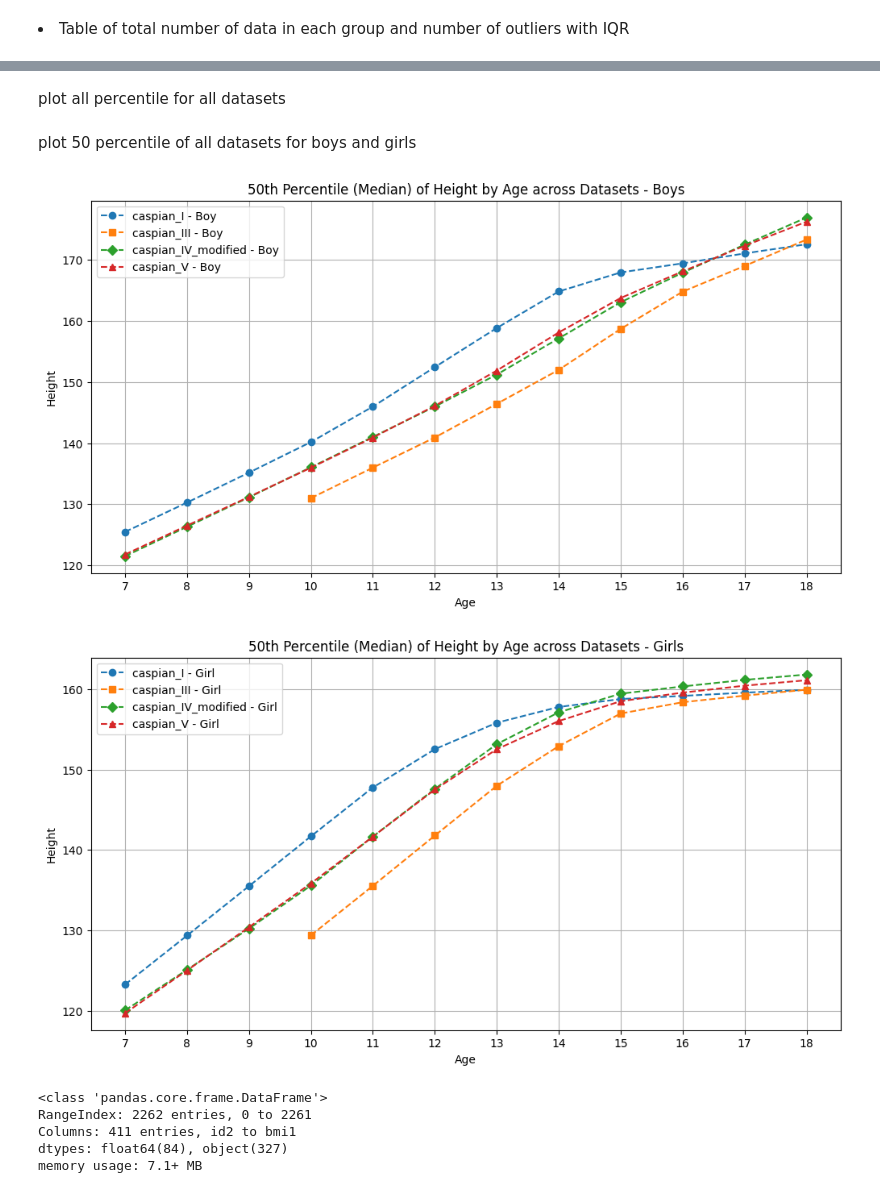
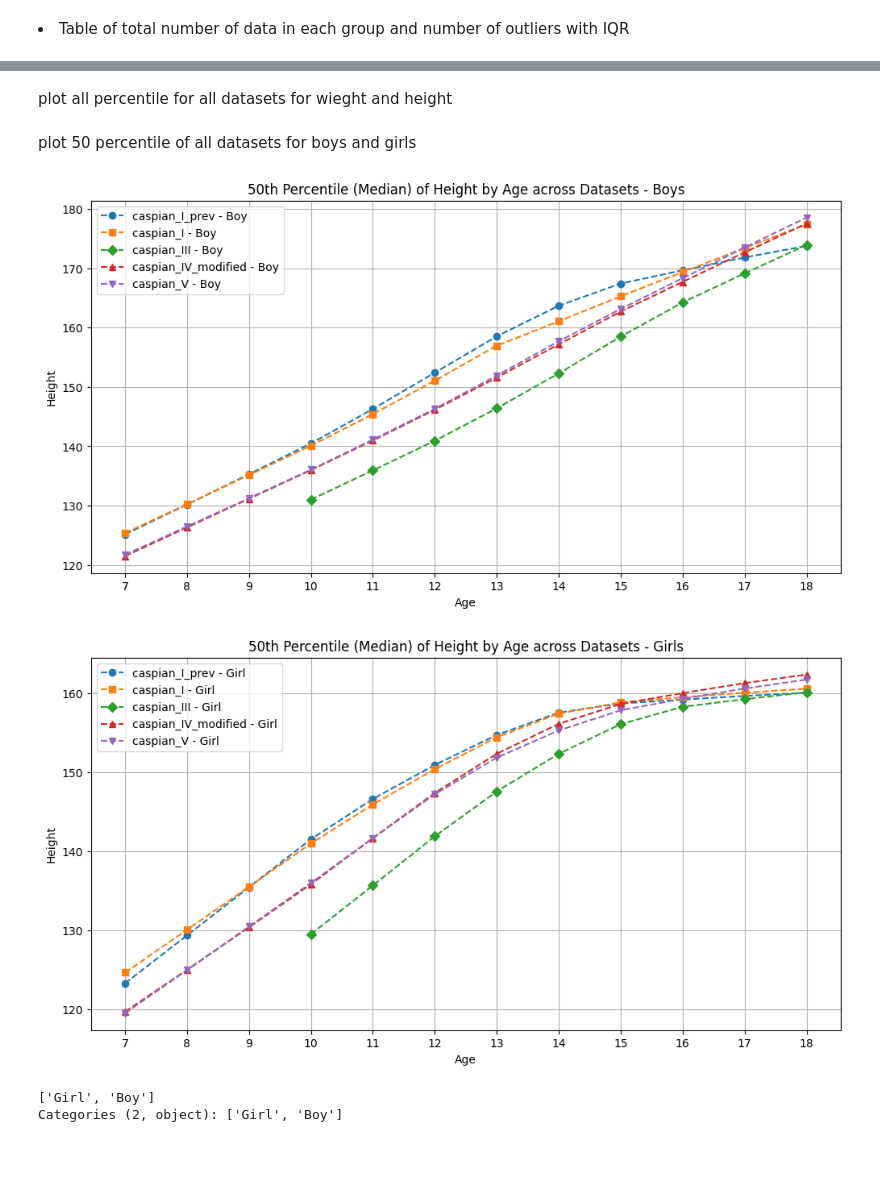
Before and after one commit to Dython-Team/caspian_second, a Jupyter notebook: outlier_detection.ipynb, the cells around one changed output, grey strips where cells are left out. Saved outputs shown, nothing was run; the diff lists cells and outputs as text; code cells hidden in the pictures; blank space fills up the shorter version.

```diff
--- a/outlier_detection.ipynb
+++ b/outlier_detection.ipynb
@@ -9,7 +9,9 @@ import matplotlib.pyplot as plt
 from matplotlib import cm
 import os
 # %%
-df = pd.read_spss('data/CASPIANI.sav',convert_categoricals=True)
+df_prev = pd.read_spss('data/CASPIANI.sav',convert_categoricals=True)
+df = pd.read_spss('data/caspian1 data.sav',convert_categoricals=True)
+
 df_iii = pd.read_spss('data/CASPIAN III.sav',convert_categoricals=True)
 df_iv = pd.read_spss('data/caspian4_.sav',convert_categoricals=True)
 df_iv_modified = pd.read_spss('data/caspian4_modified.sav',convert_categoricals=True)
@@ -28,13 +30,19 @@ def rename_features(df1, caspian_number):
     elif caspian_number == 1:
         df2.columns = df.columns.str.lower()
         df2.rename(columns={'univer': 'university','district':'region', 'schoolty':'schoolType'}, inplace=True)
+    if caspian_number == 11:
+        df2.columns = df2.columns.str.lower()
+        df2.rename(columns={'univer': 'university','district':'region', 'schoolty':'schoolType', 'wc':'waist'}, inplace=True)
+    return df2
 
 
     return df2
+df_prev = rename_features(df_prev,11)
 df = rename_features(df,1)
 df_iv=rename_features(df_iv,4)
 df_iii = rename_features(df_iii,3)
 df_v = rename_features(df_v,5)
+df_prev['sex'] = df_prev['sex'].apply(lambda x: 'Girl' if x == 'Female' else 'Boy' if x == 'Male' else x)
 df['sex'] = df['sex'].apply(lambda x: 'Girl' if x == 'Female' else 'Boy' if x == 'Male' else x)
 df['region'] = df['region'].apply(lambda x: 'urban' if x == 'Urban' else 'rural' if x == 'Rural' else x)
 df_iii['sex'] = df_iii['sex'].apply(lambda x: 'Boy' if x == 'female' else 'Girl' if x == 'male' else x)
@@ -44,7 +52,7 @@ df_iv_modified['sex'] = df_iv_modified['sex'].apply(lambda x: 'Girl' if x == 'gi
 df_iii['schoolType']=df_iii['schoolType'].apply(lambda x: 'Public School' if x=='dolati' else 'Private School' if x=='gheyre entefaei' else 'Unknown')
 df_iv['schoolType']=df_iv['schoolType'].apply(lambda x: 'Public School' if x=='dolati' else 'Private School' if x=='gheyre entef' else 'Unknown')
 df_v['schoolType']=df_v['schoolType'].apply(lambda x: 'Public School' if x=='dolati' else 'Private School' if x=='gheyre entefai' else 'Unknown')
-df_dict = {'caspian_I': df, 'caspian_III': df_iii,'caspian_IV_modified':df_iv_modified,'caspian_V': df_v}
+df_dict = {'caspian_I_prev':df_prev,'caspian_I': df, 'caspian_III': df_iii,'caspian_IV_modified':df_iv_modified,'caspian_V': df_v}
 def preprocess(dataframes_dict):
     processed_dfs = {}  # Dictionary to store processed DataFrames
     for name, df_org in dataframes_dict.items():
@@ -327,5 +336,5 @@ plt.show()
 # %% [markdown]
-plot all percentile for all datasets
+plot all percentile for all datasets for wieght and height
 # %%
 import numpy as np
 import pandas as pd
@@ -335,9 +344,9 @@ from statsmodels.nonparametric.smoothers_lowess import lowess
 # Initialize an empty list to collect data for percentiles
 percentile_data = []
 frac = 0.7
-percentile = [3, 5, 10, 25, 50, 75,85, 90, 95, 97]
-percentiles_labels = ['P3', 'P5', 'P10', 'P25', 'P50', 'P75','P85','P90', 'P95', 'P97']
-features = ['bmi']
+percentile = [3, 5, 10, 25, 50, 75, 90, 95, 97]
+percentiles_labels = ['P3', 'P5', 'P10', 'P25', 'P50', 'P75','P90', 'P95', 'P97']
+features = ['weight']
 
 # Loop through each dataset in processed_dfs
 for df_name, df in processed_dfs.items():
@@ -349,7 +358,6 @@ for df_name, df in processed_dfs.items():
         for sex in sexes:
             for age in ages:
                 height_data = df[(df['age'] == age) & (df['sex'] == sex)][f'{feature}']
-
                 # Convert to numeric, coercing errors to NaN
                 height_data = pd.to_numeric(height_data, errors='coerce')
                 height_data = height_data.dropna()  # Remove NaN values
@@ -368,13 +376,15 @@ for df_name, df in processed_dfs.items():
 
                 # Filter out outliers
                 height_no_outliers = height_data[np.abs(modified_z_scores) <= 3.5]
+                # print(height_no_outliers)
 
                 # Calculate the desired percentiles
                 percentiles_values = np.percentile(height_no_outliers, percentile)
+                # print(percentiles_values)
 
                 # Collect data for this group
                 percentile_data.append([sex, age] + percentiles_values.tolist())
-
+                # print(percentile_data)
         # Create a DataFrame from the collected percentile data
         percentile_columns = ['Gender', 'Age'] + percentiles_labels
         percentile_df = pd.DataFrame(percentile_data, columns=percentile_columns)
@@ -384,10 +394,9 @@ for df_name, df in processed_dfs.items():
             fig, ax = plt.subplots(figsize=(12, 6))
 
             sex_data = percentile_df[percentile_df['Gender'] == sex]
-
             for percentile_label in percentiles_labels:
                 smoothed_percentile = lowess(sex_data[percentile_label], sex_data['Age'], frac=frac)
-                ax.plot(smoothed_percentile[:, 0], smoothed_percentile[:, 1], linestyle='--', label=f'Smoothed {percentile_label}')
+                ax.plot(smoothed_percentile[:, 0], smoothed_percentile[:, 1], linestyle='', label=f'Smoothed {percentile_label}')
 
             # Title and labels
             name = f'{feature} Percentiles by Age - {sex.capitalize()} (Outliers Removed) - {df_name}'
@@ -397,7 +406,7 @@ for df_name, df in processed_dfs.items():
             ax.legend()
             plt.grid()
             plt.xticks(sex_data['Age'])
-            plt.savefig(f'chart-caspians/{name}.png')  # Save the plot with .png extension
+            plt.savefig(f'chart-caspian2/{name}.png')  # Save the plot with .png extension
             plt.close()
             # Show the plot
             # plt.show()
@@ -418,7 +504,7 @@ markers = ['o', 's', 'D', '^', 'v', 'p', '*', 'H', '+', 'x']  # Add more markers
 
 # Initialize a dictionary to store median (50th percentile) data for each dataset
 median_data = {}
-frac = 0.6
+frac = 0.7
 feature = 'height'  # Change this to 'weight' or 'bmi1' if needed
 percentile = 50  # 50th percentile
 
@@ -460,43 +546,40 @@ for df_name, df in processed_dfs.items():
 
         median_values.append((ages, sex_median_values, sex))
 
     median_data[df_name] = median_values
 
 # Plot the 50th percentile (median) data for boys and girls on separate charts
 for sex in ['Boy', 'Girl']:
     fig, ax = plt.subplots(figsize=(12, 6))
     marker_cycle = itertools.cycle(markers)  # Cycle through the marker list
 
     for df_name, median_values in median_data.items():
         for ages, sex_median_values, gender in median_values:
             if gender == sex:
                 # Smooth the data
                 smoothed_data = lowess(sex_median_values, ages, frac=frac, missing='drop')
                 marker = next(marker_cycle)  # Get a unique marker for each dataset
 
                 # Plot smoothed median for each dataset with unique marker
                 ax.plot(smoothed_data[:, 0], smoothed_data[:, 1], linestyle='--', marker=marker, label=f'{df_name} - {gender}')
 
     # Title and labels
     ax.set_title(f'50th Percentile (Median) of {feature.capitalize()} by Age across Datasets - {sex}s')
     ax.set_xlabel('Age')
     ax.set_ylabel(f'{feature.capitalize()}')
     ax.legend()
     plt.grid()
     plt.xticks(ages)
     plt.savefig(f'chart-caspians/combined_50th_percentile_{sex}.png')  # Save the plot for each gender
     plt.show()
 # %% [output]
-[figure, old version]
+[figure, new version]
-[figure, old version]
+[figure, new version]
-# %%
-processed_dfs['caspian_IV_modified'].info()
-# %% [output]
-<class 'pandas.core.frame.DataFrame'>
-RangeIndex: 2262 entries, 0 to 2261
-Columns: 411 entries, id2 to bmi1
-dtypes: float64(84), object(327)
-memory usage: 7.1+ MB
+# %%
+processed_dfs['caspian_I_prev'].sex.unique()
+# %% [output]
+['Girl', 'Boy']
+Categories (2, object): ['Girl', 'Boy']
 # %%
 import numpy as np
 import pandas as pd
```
Also changed, not shown: parts of 9 cells of this notebook, 17 other files.
